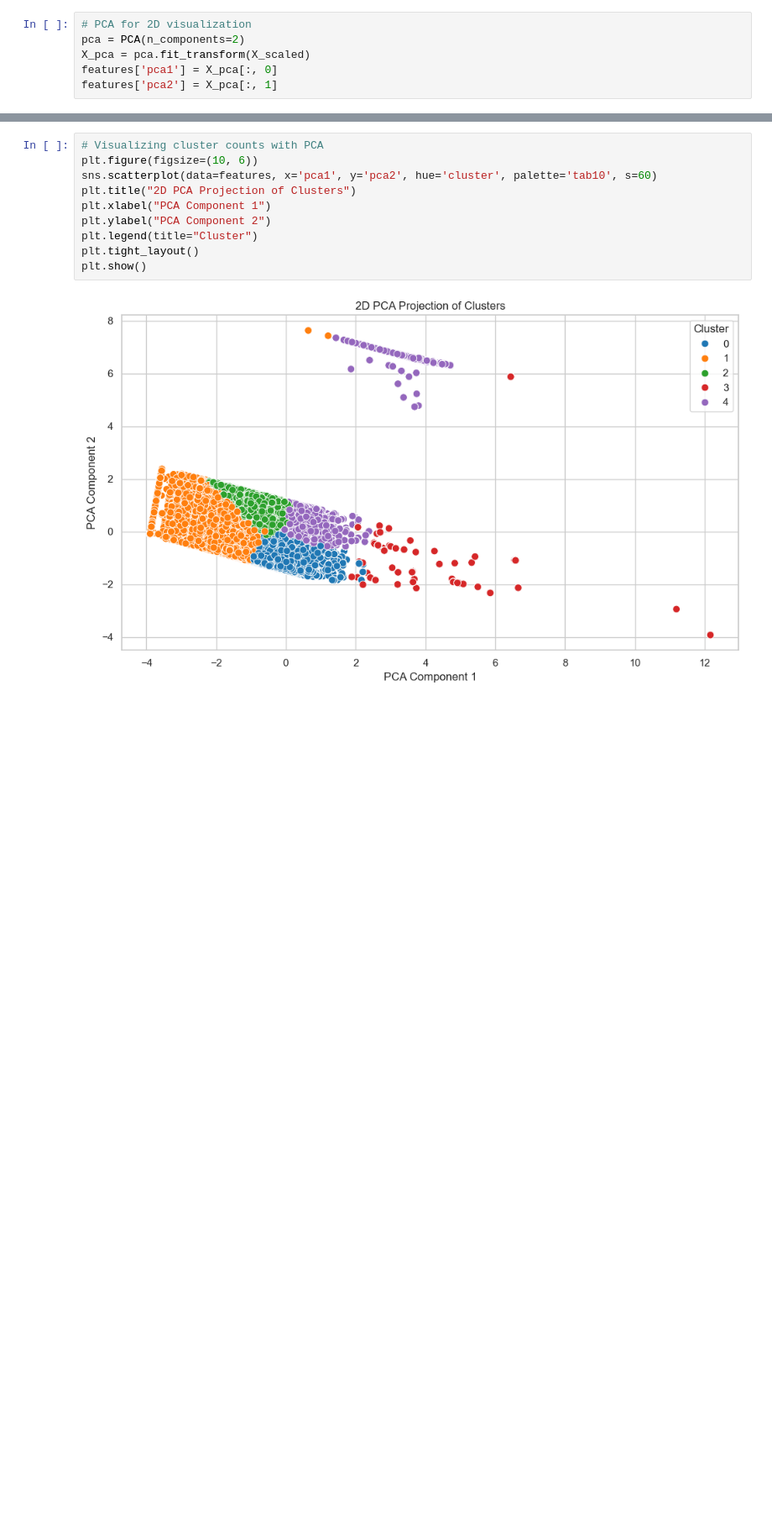
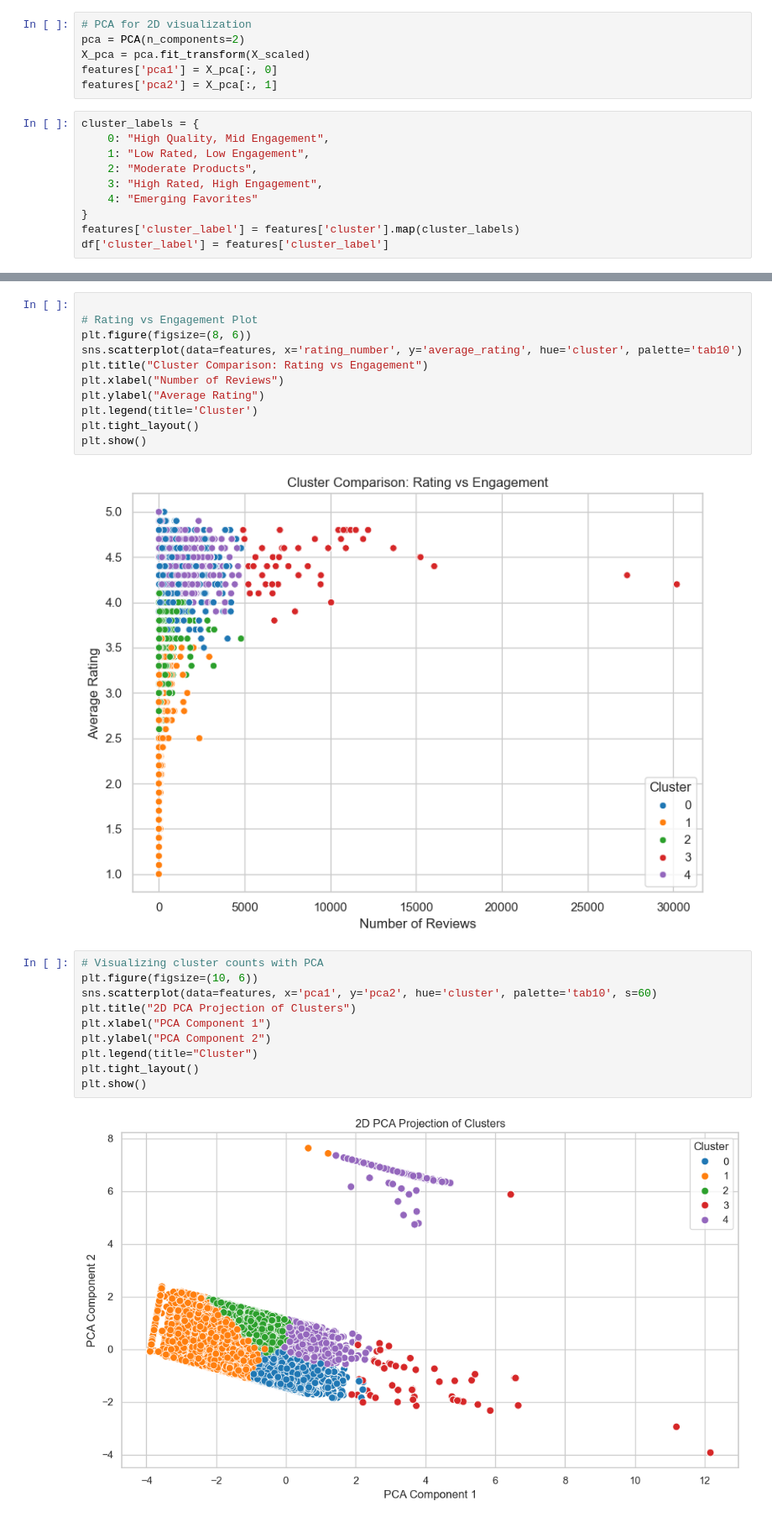
Before and after one commit to KSI-Analytics/Assignment_3, a Jupyter notebook: Clustering.ipynb, the cells around one changed output, grey strips where cells are left out. Shown at 84% size. Cells and saved outputs as stored; diff of their text form; blank space fills up the shorter version.

```diff
--- a/Clustering.ipynb
+++ b/Clustering.ipynb
@@ -77,3 +105,13 @@ pca = PCA(n_components=2)
 X_pca = pca.fit_transform(X_scaled)
 features['pca1'] = X_pca[:, 0]
 features['pca2'] = X_pca[:, 1]
+# %%
+cluster_labels = {
+    0: "High Quality, Mid Engagement",
+    1: "Low Rated, Low Engagement",
+    2: "Moderate Products",
+    3: "High Rated, High Engagement",
+    4: "Emerging Favorites"
+}
+features['cluster_label'] = features['cluster'].map(cluster_labels)
+df['cluster_label'] = features['cluster_label']
@@ -80,3 +143,16 @@ features['pca2'] = X_pca[:, 1]
+# %%
+
+# Rating vs Engagement Plot
+plt.figure(figsize=(8, 6))
+sns.scatterplot(data=features, x='rating_number', y='average_rating', hue='cluster', palette='tab10')
+plt.title("Cluster Comparison: Rating vs Engagement")
+plt.xlabel("Number of Reviews")
+plt.ylabel("Average Rating")
+plt.legend(title='Cluster')
+plt.tight_layout()
+plt.show()
+# %% [output]
+[figure, added]
 # %%
 # Visualizing cluster counts with PCA
 plt.figure(figsize=(10, 6))
```
Also changed, not shown: parts of 5 cells of this notebook.
